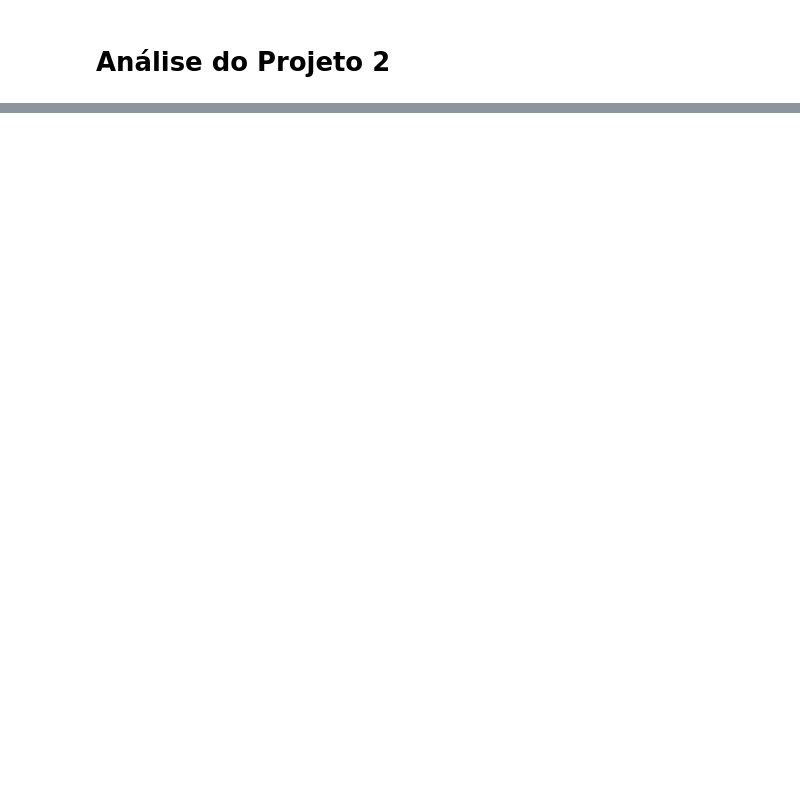
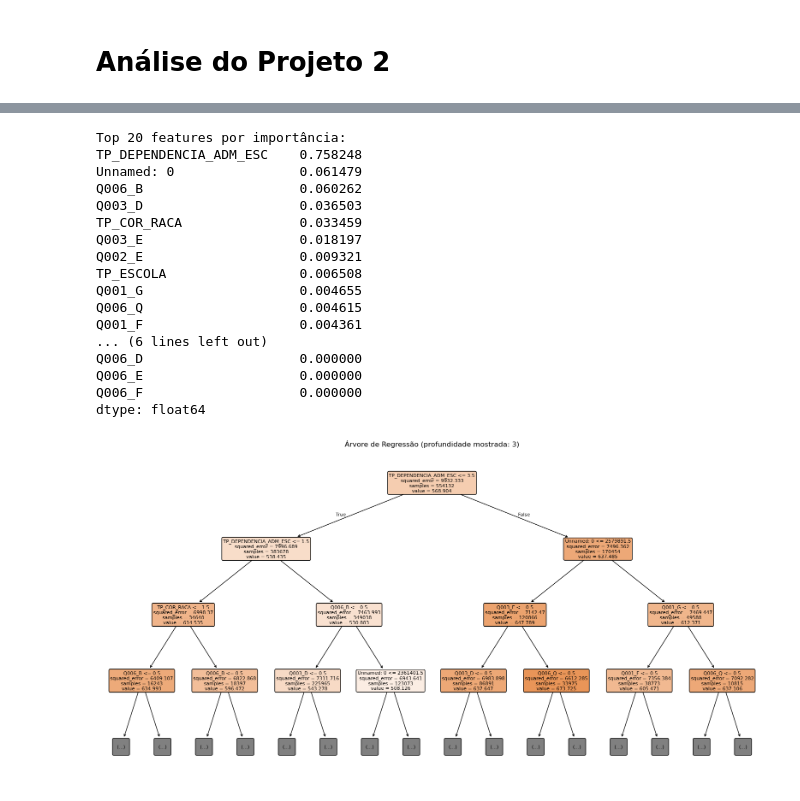
Before and after one commit to josecapitto/PROJ2-CDADOS-JOSE-JOAO-E-NICOLAS-, a Jupyter notebook: P3_V3.ipynb, the cells around one changed output, grey strips where cells are left out. Drawn from its saved outputs; the diff is of its cells as text; code cells hidden in the pictures; blank space fills up the shorter version.

Commit message:
concluindo partes D e E

```diff
--- a/P3_V3.ipynb
+++ b/P3_V3.ipynb
@@ -256,0 +230,41 @@ Após o treinamento da árvore com o conjunto de treino:
+# %%
+# Código para Árvore de Regressão (parte C do Projeto 3)
+from sklearn.tree import DecisionTreeRegressor, plot_tree
+
+# Instanciar e treinar a árvore de regressão
+# Ajuste hiperparâmetros básicos para evitar árvore muito profunda (pode ajustar conforme necessidade)
+tree = DecisionTreeRegressor(random_state=42, max_depth=6, min_samples_leaf=50)
+tree.fit(x_train, y_train)
+
+# Predições (não calcular métricas aqui — parte D ficará para depois)
+y_pred_tree = tree.predict(x_test)
+
+# Importância das features (útil para relatório/insights; não é estatística de validação)
+importances = pd.Series(tree.feature_importances_, index=Xf.columns).sort_values(ascending=False)
+print("Top 20 features por importância:")
+print(importances.head(20))
+
+# Visualização da árvore (mostrar apenas níveis iniciais para legibilidade)
+plt.figure(figsize=(20, 10))
+plot_tree(tree, feature_names=Xf.columns, max_depth=3, filled=True, fontsize=8, rounded=True)
+plt.title("Árvore de Regressão (profundidade mostrada: 3)")
+plt.show()
+# %% [output]
+Top 20 features por importância:
+TP_DEPENDENCIA_ADM_ESC    0.758248
+Unnamed: 0                0.061479
+Q006_B                    0.060262
+Q003_D                    0.036503
+TP_COR_RACA               0.033459
+Q003_E                    0.018197
+Q002_E                    0.009321
+TP_ESCOLA                 0.006508
+Q001_G                    0.004655
+Q006_Q                    0.004615
+Q001_F                    0.004361
+... (6 lines left out)
+Q006_D                    0.000000
+Q006_E                    0.000000
+Q006_F                    0.000000
+dtype: float64
+[figure, added]
```
Also changed, not shown: parts of 19 cells of this notebook, 2 other files.
